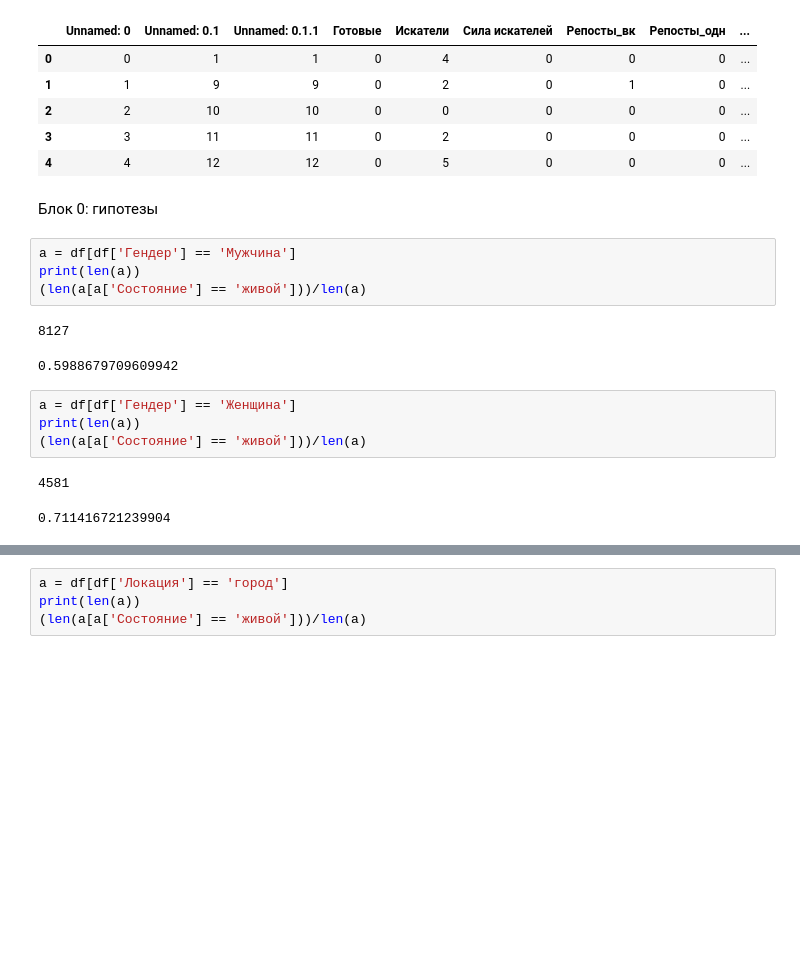
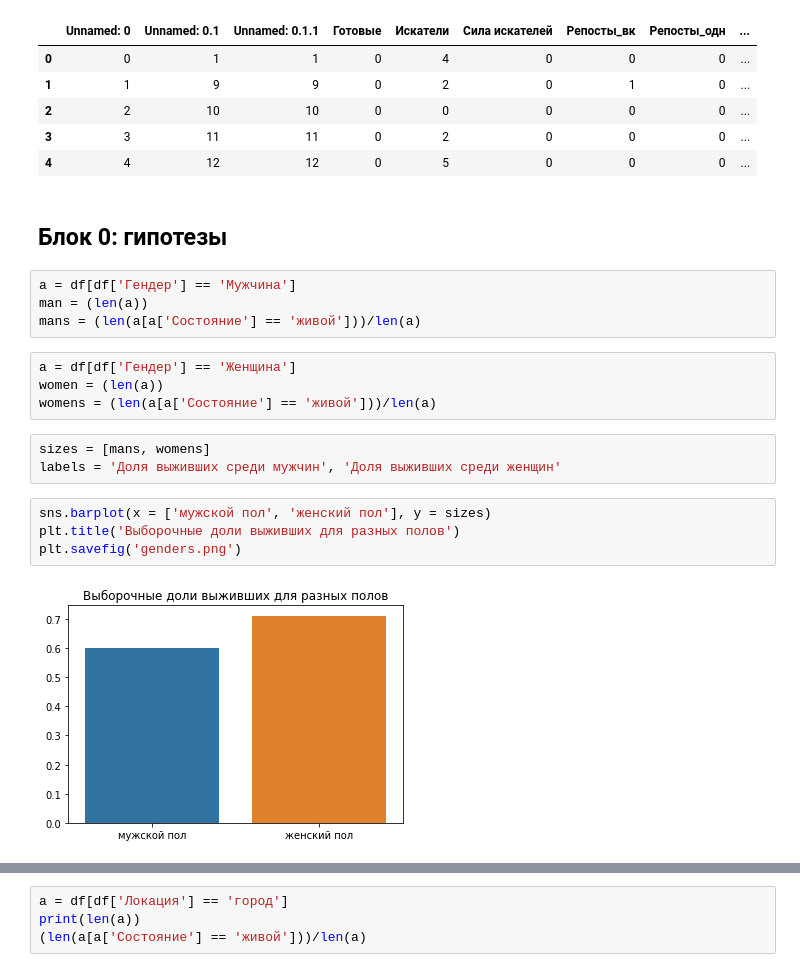
Before and after one commit to babkengithub/Liza-Alert, a Jupyter notebook: Graphix-Kolay.ipynb, the cells around one changed output, grey strips where cells are left out. Cells and saved outputs as stored; diff of their text form; blank space fills up the shorter version.

```diff
--- a/Graphix-Kolay.ipynb
+++ b/Graphix-Kolay.ipynb
@@ -19,18 +20,21 @@ df.head()
 | 3 | 3 | 11 | 11 | 0 | 2 | 0 | 0 | 0 | ... |
 | 4 | 4 | 12 | 12 | 0 | 5 | 0 | 0 | 0 | ... |
 # %% [markdown]
-Блок 0: гипотезы
+## Блок 0: гипотезы
 # %%
 a = df[df['Гендер'] == 'Мужчина']
-print(len(a))
-(len(a[a['Состояние'] == 'живой']))/len(a)
+man = (len(a))
+mans = (len(a[a['Состояние'] == 'живой']))/len(a)
-# %% [output]
-8127
-0.5988679709609942
 # %%
 a = df[df['Гендер'] == 'Женщина']
-print(len(a))
-(len(a[a['Состояние'] == 'живой']))/len(a)
+women = (len(a))
+womens = (len(a[a['Состояние'] == 'живой']))/len(a)
-# %% [output]
-4581
-0.711416721239904
+# %%
+sizes = [mans, womens]
+labels = 'Доля выживших среди мужчин', 'Доля выживших среди женщин'
+# %%
+sns.barplot(x = ['мужской пол', 'женский пол'], y = sizes)
+plt.title('Выборочные доли выживших для разных полов')
+plt.savefig('genders.png')
+# %% [output]
+[figure, added]
```
Also changed, not shown: parts of 6 cells of this notebook, 2 other files.
